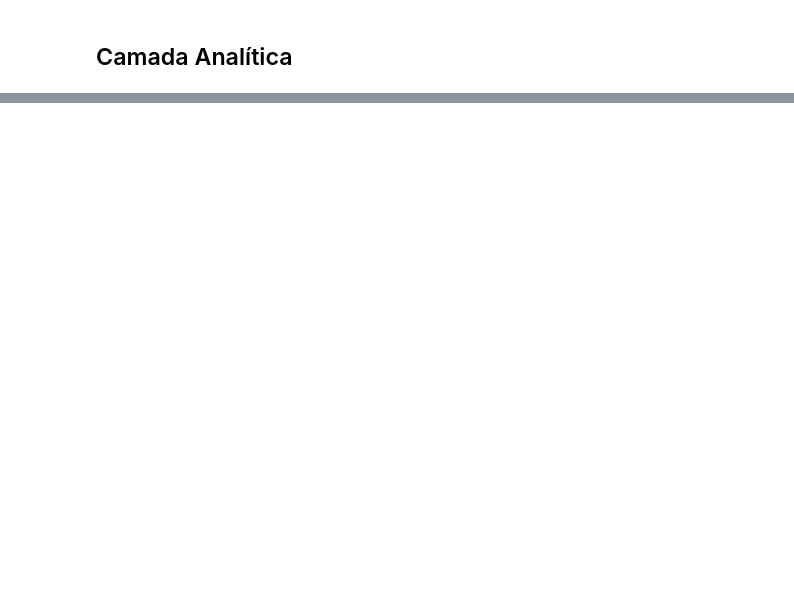
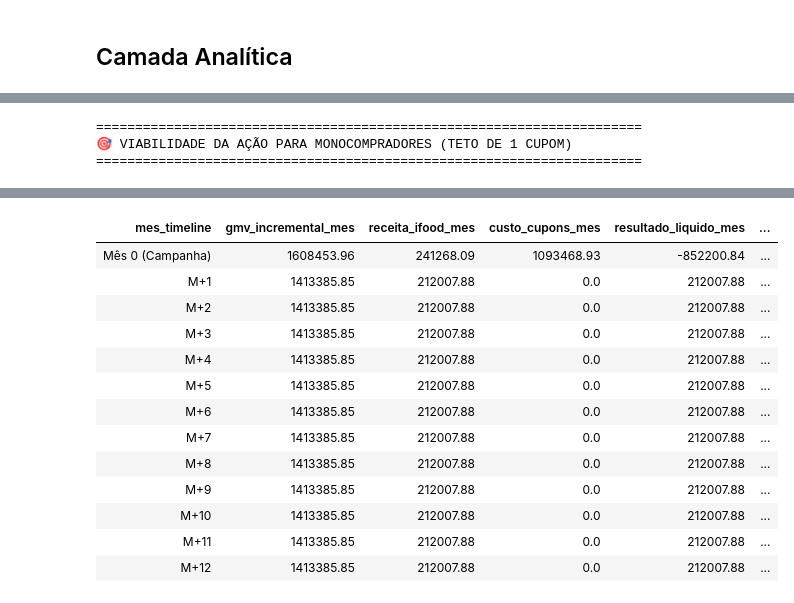
Before and after one commit to guifm19/case-ifood-data, a Jupyter notebook: Case iFood (prod) - Guilherme F.ipynb, the cells around one changed output, grey strips where cells are left out. Cells and saved outputs as stored; diff of their text form; code cells hidden in the pictures; blank space fills up the shorter version.

```diff
--- a/Case iFood (prod) - Guilherme F.ipynb
+++ b/Case iFood (prod) - Guilherme F.ipynb
@@ -703,17 +776,17 @@ spark.createDataFrame(df_proj_global).display()
 # %%
 # ==============================================================================
-# ANÁLISE DE VIABILIDADE (PAYBACK DE MONOCOMPRADORES)
+# 2. ANÁLISE DE VIABILIDADE SEGMENTADA (MONOCOMPRADORES COM TETO DE 1 CUPOM)
 # ==============================================================================
 pct_target = 0.90
 take_rate = 0.15
 novo_cpo = 5.00
 max_cupons_por_usuario = 1
+
+# PREMISSA ALTERADA: 75% de adoção/conversão do cupom
 conversao_cupom = 0.75
+
 lift_frequencia_estimado = 0.135
 lift_retencao_estimado = 0.10
-
-# Leitura correta a partir do Data Mart persistido
-df_v = spark.table("gold_dm_ab_test_summary").toPandas().set_index("ab_test_group")
 
 pdf_jan = (
     base
@@ -748,10 +821,13 @@ aov_ctrl_teste = float(df_v.loc["control", "aov"])
 aov_tgt_teste = float(df_v.loc["target", "aov"])
 delta_aov_empirico_pct = (aov_tgt_teste - aov_ctrl_teste) / aov_ctrl_teste
 
+# O impacto no AOV é ponderado pela taxa de adoção do cupom (0.75)
 aov_target_ponderado = aov_ctrl * (1.0 + (delta_aov_empirico_pct * conversao_cupom))
 pedidos_target = AUDIENCIA_TARGET * freq_m1
 
+# Os cupons utilizados refletem a conversão de 75% limitada ao teto da audiência (1 cupom por user)
 cupons_utilizados_target = float(min(pedidos_target * conversao_cupom, AUDIENCIA_TARGET * max_cupons_por_usuario))
+
 gmv_target = pedidos_target * aov_target_ponderado
 receita_incremental_m0 = (gmv_target - (AUDIENCIA_TARGET * gmv_medio_user_ctrl)) * take_rate
 custo_total_subsidy_m0 = cupons_utilizados_target * novo_cpo
@@ -764,59 +840,63 @@ payback_deficit_liquido = deficit_liquido_campanha / margem_recorrente_mensal if
 indicadores_novo_teste = [
     ("Monocompradores Elegíveis (Jan/19)", f"{total_monocompradores_jan/1e3:.1f}k usuários"),
     ("Grupo Target (90%)", f"{AUDIENCIA_TARGET/1e3:.1f}k usuários"),
+    ("Grupo Controle (10%)", f"{audiencia_control/1e3:.1f}k usuários"),
     ("AOV Orgânico (Controle)", f"R$ {aov_ctrl:.2f}"),
-    ("AOV Target Estimado", f"R$ {aov_target_ponderado:.2f}"),
+    ("AOV Target Estimado (com conversão)", f"R$ {aov_target_ponderado:.2f}"),
     ("Frequência M+1 Calculada", f"{freq_m1:.3f} pedidos"),
+    ("Taxa de Conversão do Cupom", f"{conversao_cupom*100:.0f}%"),
     ("Teto de Cupons por Usuário", f"{max_cupons_por_usuario} cupom"),
     ("Total de Cupons Utilizados", f"{cupons_utilizados_target/1e3:.1f}k cupons"),
     ("Custo Total dos Cupons (M0)", f"R$ {custo_total_subsidy_m0/1e6:.2f}M"),
     ("Receita Incremental Imediata (M0)", f"R$ {receita_incremental_m0/1e3:.1f}k"),
     ("Déficit Inicial da Ação", f"-R$ {deficit_liquido_campanha/1e6:.2f}M"),
     ("Lift de Retenção Estimado", f"+{lift_retencao_estimado*100:.1f} pp"),
+    ("Usuários Salvos do Churn / Mês", f"{usuarios_salvos_churn/1e3:.1f}k usuários"),
     ("Margem Orgânica Recorrente / Mês", f"R$ {margem_recorrente_mensal/1e3:.1f}k"),
     ("Tempo de Payback Estimado", f"{payback_deficit_liquido:.1f} meses")
 ]
 
-schema_resumo_teste = T.StructType([T.StructField("Métrica / Premissa", T.StringType(), True), T.StructField("Valor Projetado", T.StringType(), True)])
+schema_resumo_teste = T.StructType([
+    T.StructField("Métrica / Premissa", T.StringType(), True),
+    T.StructField("Valor Projetado", T.StringType(), True)
+])
 
-print("=" * 65)
-print("🎯 VIABILIDADE DA AÇÃO PARA MONOCOMPRADORES")
-print("=" * 65)
+print("=" * 70)
+print("🎯 VIABILIDADE DA AÇÃO PARA MONOCOMPRADORES (TETO DE 1 CUPOM)")
+print("=" * 70)
 spark.createDataFrame(indicadores_novo_teste, schema_resumo_teste).display()
 
-dados_projecao = []
+dados_projecao_mono = []
 for mes_idx in range(13):
     rotulo = "Mês 0 (Campanha)" if mes_idx == 0 else f"M+{mes_idx}"
-
     if mes_idx == 0:
         gmv_mes = gmv_target - (AUDIENCIA_TARGET * gmv_medio_user_ctrl)
         rec_mes = receita_incremental_m0
         custo_mes = custo_total_subsidy_m0
-        cpo_mes = custo_mes / pedidos_target
-        rec_por_pedido = (pedidos_target * aov_target_ponderado * take_rate) / pedidos_target
-        roi_mes = rec_mes / custo_mes if custo_mes > 0 else 0.0
     else:
         pedidos_org_salvos = usuarios_salvos_churn * freq_m1
         gmv_mes = pedidos_org_salvos * aov_ctrl
         rec_mes = margem_recorrente_mensal
         custo_mes = 0.0
-        cpo_mes = 0.0
-        rec_por_pedido = aov_ctrl * take_rate
-        roi_mes = 0.0
 
     res_mes = rec_mes - custo_mes
     rec_acum = receita_incremental_m0 + (mes_idx * margem_recorrente_mensal)
     res_acum = rec_acum - custo_total_subsidy_m0
     roi_acum = rec_acum / custo_total_subsidy_m0 if custo_total_subsidy_m0 > 0 else 0.0
 
-    dados_projecao.append({
-        "Mês": rotulo,
-        "Rec. Incremental": float(round(rec_mes, 2)),
-        "Custo Subsídio": float(round(custo_mes, 2)),
-        "Resultado do Mês": float(round(res_mes, 2)),
-        "ROI Acumulado": float(round(roi_acum, 3))
+    dados_projecao_mono.append({
+        "mes_timeline": rotulo,
+        "gmv_incremental_mes": float(round(gmv_mes, 2)),
+        "receita_ifood_mes": float(round(rec_mes, 2)),
+        "custo_cupons_mes": float(round(custo_mes, 2)),
+        "resultado_liquido_mes": float(round(res_mes, 2)),
+        "resultado_acumulado": float(round(res_acum, 2)),
+        "roi_acumulado": float(round(roi_acum, 3))
     })
 
-# --- ALTERAÇÃO AQUI: salva na variável df_proj_mono antes do display ---
-df_proj_mono = pd.DataFrame(dados_projecao)
+df_proj_mono = pd.DataFrame(dados_projecao_mono)
 spark.createDataFrame(df_proj_mono).display()
+# %% [output]
+======================================================================
+🎯 VIABILIDADE DA AÇÃO PARA MONOCOMPRADORES (TETO DE 1 CUPOM)
+======================================================================
@@ -823,3 +920,17 @@ spark.createDataFrame(df_proj_mono).display()
+| mes_timeline | gmv_incremental_mes | receita_ifood_mes | custo_cupons_mes | resultado_liquido_mes | ... |
+| Mês 0 (Campanha) | 1608453.96 | 241268.09 | 1093468.93 | -852200.84 | ... |
+| M+1 | 1413385.85 | 212007.88 | 0.0 | 212007.88 | ... |
+| M+2 | 1413385.85 | 212007.88 | 0.0 | 212007.88 | ... |
+| M+3 | 1413385.85 | 212007.88 | 0.0 | 212007.88 | ... |
+| M+4 | 1413385.85 | 212007.88 | 0.0 | 212007.88 | ... |
+| M+5 | 1413385.85 | 212007.88 | 0.0 | 212007.88 | ... |
+| M+6 | 1413385.85 | 212007.88 | 0.0 | 212007.88 | ... |
+| M+7 | 1413385.85 | 212007.88 | 0.0 | 212007.88 | ... |
+| M+8 | 1413385.85 | 212007.88 | 0.0 | 212007.88 | ... |
+| M+9 | 1413385.85 | 212007.88 | 0.0 | 212007.88 | ... |
+| M+10 | 1413385.85 | 212007.88 | 0.0 | 212007.88 | ... |
+| M+11 | 1413385.85 | 212007.88 | 0.0 | 212007.88 | ... |
+| M+12 | 1413385.85 | 212007.88 | 0.0 | 212007.88 | ... |
 # %%
 # ==============================================================================
 # OTIMIZAÇÃO DE CPO DE MÉDIO PRAZO (BASE ATIVA x CUSTO x RETENÇÃO)
```
Also changed, not shown: parts of 10 cells of this notebook, 2 other files.
